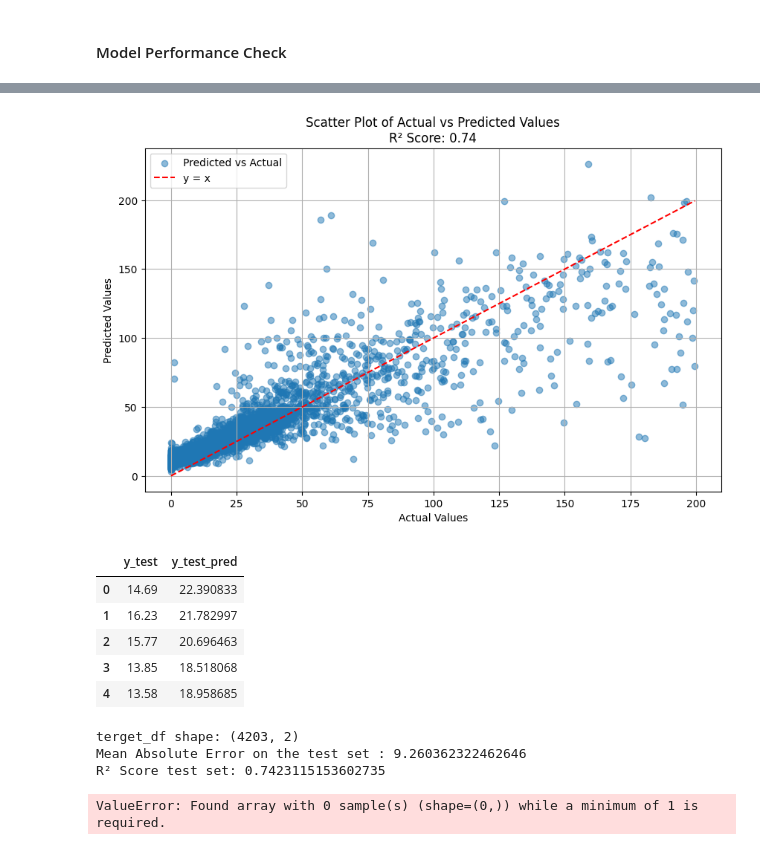
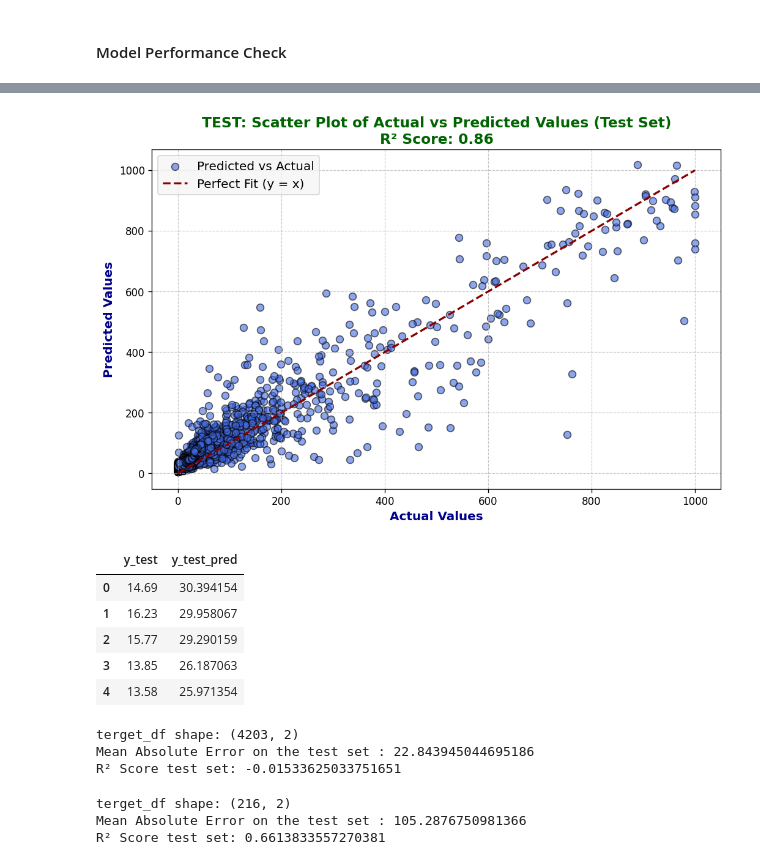
Before and after one commit to kevakba/BESS, a Jupyter notebook: Notebooks/5. LSTM modeling.ipynb, the cells around one changed output, grey strips where cells are left out. Saved outputs shown, nothing was run; the diff lists cells and outputs as text; code cells hidden in the pictures.

```diff
--- a/Notebooks/5. LSTM modeling.ipynb
+++ b/Notebooks/5. LSTM modeling.ipynb
@@ -97,6 +108,6 @@ plt.show()
 # %%
-# data filter
-df = df[df['pool_price'] <=200]
+# data filter to remove outliers
+# df = df[df['pool_price'] <=200]
 # %% [markdown]
 #### Train-Test split
 # %%
@@ -253,27 +279,45 @@ R² Score test set: 0.7423115153602735
 # %%
-# Create a scatter plot
-plt.figure(figsize=(10, 6))
-plt.scatter(y_test, y_test_pred, alpha=0.5, label='Predicted vs Actual')
-plt.plot([min(y_test), max(y_test)], [min(y_test), max(y_test)], color='red', linestyle='--', label='y = x')
-plt.xlabel('Actual Values')
-plt.ylabel('Predicted Values')
-plt.title(f'Scatter Plot of Actual vs Predicted Values\nR² Score: {r2:.2f}')
-plt.legend()
-plt.grid(True)
+# Create a scatter plot for test data with improved visibility
+plt.figure(figsize=(10, 6), dpi=120)  # Higher DPI for sharper visualization
+
+# Scatter plot with larger markers and better color contrast
+plt.scatter(y_test, y_test_pred, alpha=0.6, color='royalblue', edgecolor='black', s=50, label='Predicted vs Actual')
+
+# Add reference line (perfect predictions)
+plt.plot([min(y_test), max(y_test)], [min(y_test), max(y_test)],
+         color='darkred', linestyle='--', linewidth=2, label='Perfect Fit (y = x)')
+
+# Improve labels and title for better readability
+plt.xlabel('Actual Values', fontsize=12, fontweight='bold', color='darkblue')
+plt.ylabel('Predicted Values', fontsize=12, fontweight='bold', color='darkblue')
+plt.title(f'TEST: Scatter Plot of Actual vs Predicted Values (Test Set)\nR² Score: {r2:.2f}',
+          fontsize=14, fontweight='bold', color='darkgreen')
+
+# Improve the legend for better clarity
+plt.legend(fontsize=12, loc='upper left', frameon=True, facecolor='whitesmoke')
+
+# Customize grid for improved visibility
+plt.grid(True, linestyle='--', linewidth=0.7, alpha=0.7)
+
+# Enhance tick visibility
+plt.xticks(fontsize=10, color='black')
+plt.yticks(fontsize=10, color='black')
+
+# Show the plot
 plt.show()
 # %% [output]
-[figure, old version]
+[figure, new version]
 # %%
 # Create a dataframe of the actual and predicted values
 results_df = pd.DataFrame({'y_test':y_test, 'y_test_pred':y_test_pred.flatten()})
 results_df.head()
 # %% [output]
 |  | y_test | y_test_pred |
-| 0 | 14.69 | 22.390833 |
-| 1 | 16.23 | 21.782997 |
-| 2 | 15.77 | 20.696463 |
-| 3 | 13.85 | 18.518068 |
-| 4 | 13.58 | 18.958685 |
+| 0 | 14.69 | 30.394154 |
+| 1 | 16.23 | 29.958067 |
+| 2 | 15.77 | 29.290159 |
+| 3 | 13.85 | 26.187063 |
+| 4 | 13.58 | 25.971354 |
 # %%
 terget_df = results_df[results_df['y_test'] <= 200]
 
@@ -285,8 +329,8 @@ print(f'Mean Absolute Error on the test set : {mae}')
 print(f"R² Score test set: {r2}")
 # %% [output]
 terget_df shape: (4203, 2)
-Mean Absolute Error on the test set : 9.260362322462646
-R² Score test set: 0.7423115153602735
+Mean Absolute Error on the test set : 22.843945044695186
+R² Score test set: -0.01533625033751651
 # %%
 terget_df = results_df[results_df['y_test'] > 200]
 
@@ -297,4 +341,6 @@ print('terget_df shape:', terget_df.shape)
 print(f'Mean Absolute Error on the test set : {mae}')
 print(f"R² Score test set: {r2}")
 # %% [output]
-ValueError: Found array with 0 sample(s) (shape=(0,)) while a minimum of 1 is required.
+terget_df shape: (216, 2)
+Mean Absolute Error on the test set : 105.2876750981366
+R² Score test set: 0.6613833557270381
```
Also changed, not shown: parts of 21 cells of this notebook, 2 other files.
